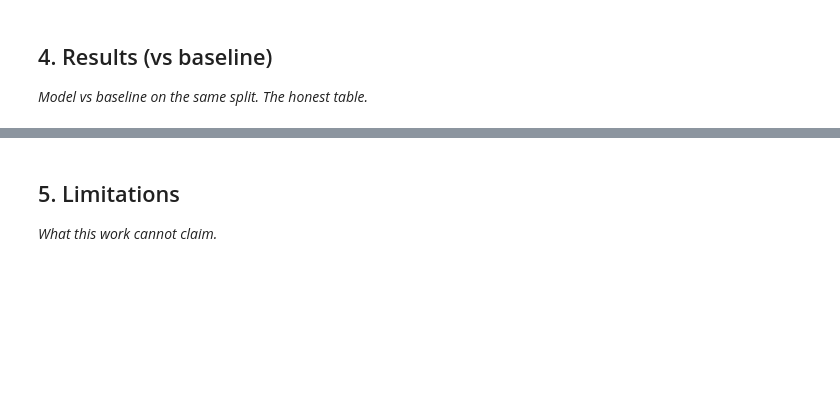
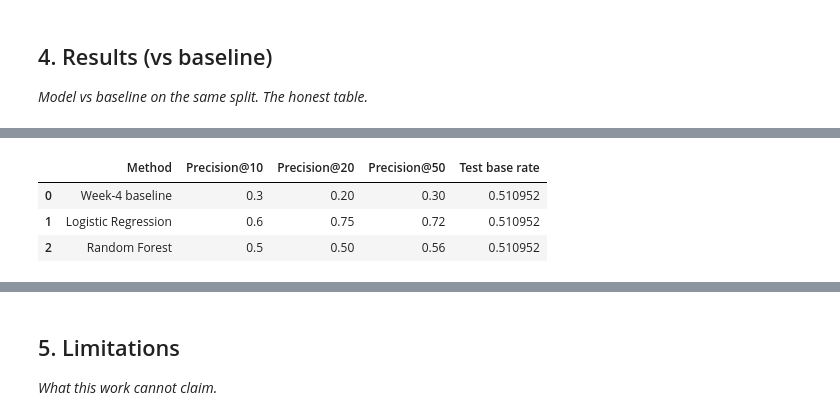
Before and after one commit to aliakhtar1010/search-ranking-ml, a Jupyter notebook: work/notebooks/capstone.ipynb, the cells around one changed output, grey strips where cells are left out. Cells and saved outputs as stored; diff of their text form; code cells hidden in the pictures; blank space fills up the shorter version.

```diff
--- a/work/notebooks/capstone.ipynb
+++ b/work/notebooks/capstone.ipynb
@@ -24,0 +349,50 @@ This skeleton is yours to fill. Work the sections **in order** — each one has
+# %%
+base_rate = float(y_test.mean())
+
+results_df = pd.DataFrame([
+    {
+        "Method": "Week-4 baseline",
+        "Precision@10": precision_at_k(
+            baseline_scores, y_test, 10
+        ),
+        "Precision@20": precision_at_k(
+            baseline_scores, y_test, 20
+        ),
+        "Precision@50": precision_at_k(
+            baseline_scores, y_test, 50
+        )
+    },
+    {
+        "Method": "Logistic Regression",
+        "Precision@10": precision_at_k(
+            logistic_scores, y_test, 10
+        ),
+        "Precision@20": precision_at_k(
+            logistic_scores, y_test, 20
+        ),
+        "Precision@50": precision_at_k(
+            logistic_scores, y_test, 50
+        )
+    },
+    {
+        "Method": "Random Forest",
+        "Precision@10": precision_at_k(
+            rf_scores, y_test, 10
+        ),
+        "Precision@20": precision_at_k(
+            rf_scores, y_test, 20
+        ),
+        "Precision@50": precision_at_k(
+            rf_scores, y_test, 50
+        )
+    }
+])
+
+results_df["Test base rate"] = base_rate
+
+results_df
+# %% [output]
+|  | Method | Precision@10 | Precision@20 | Precision@50 | Test base rate |
+| 0 | Week-4 baseline | 0.3 | 0.20 | 0.30 | 0.510952 |
+| 1 | Logistic Regression | 0.6 | 0.75 | 0.72 | 0.510952 |
+| 2 | Random Forest | 0.5 | 0.50 | 0.56 | 0.510952 |
```
Also changed, not shown: parts of 22 cells of this notebook.
